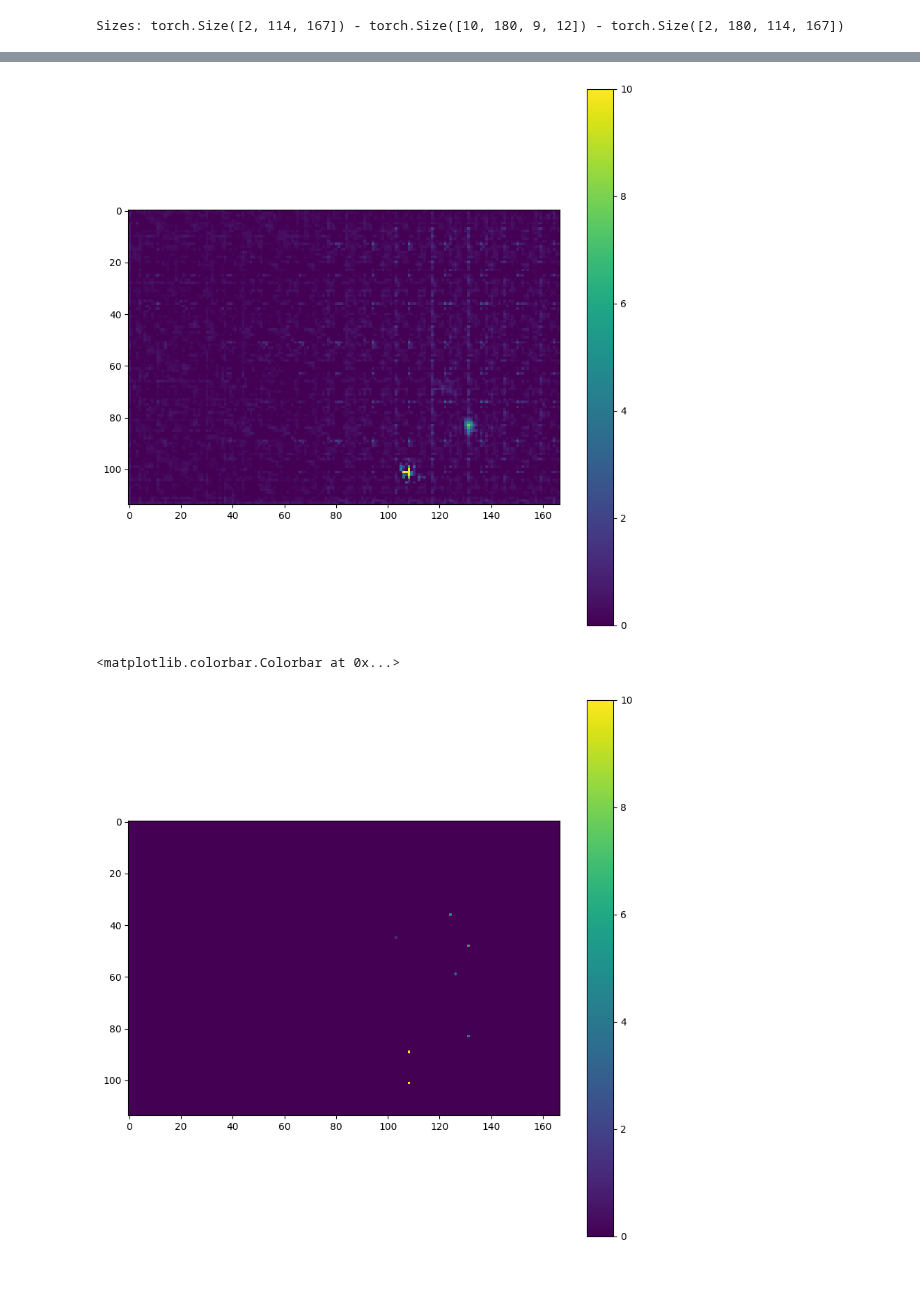
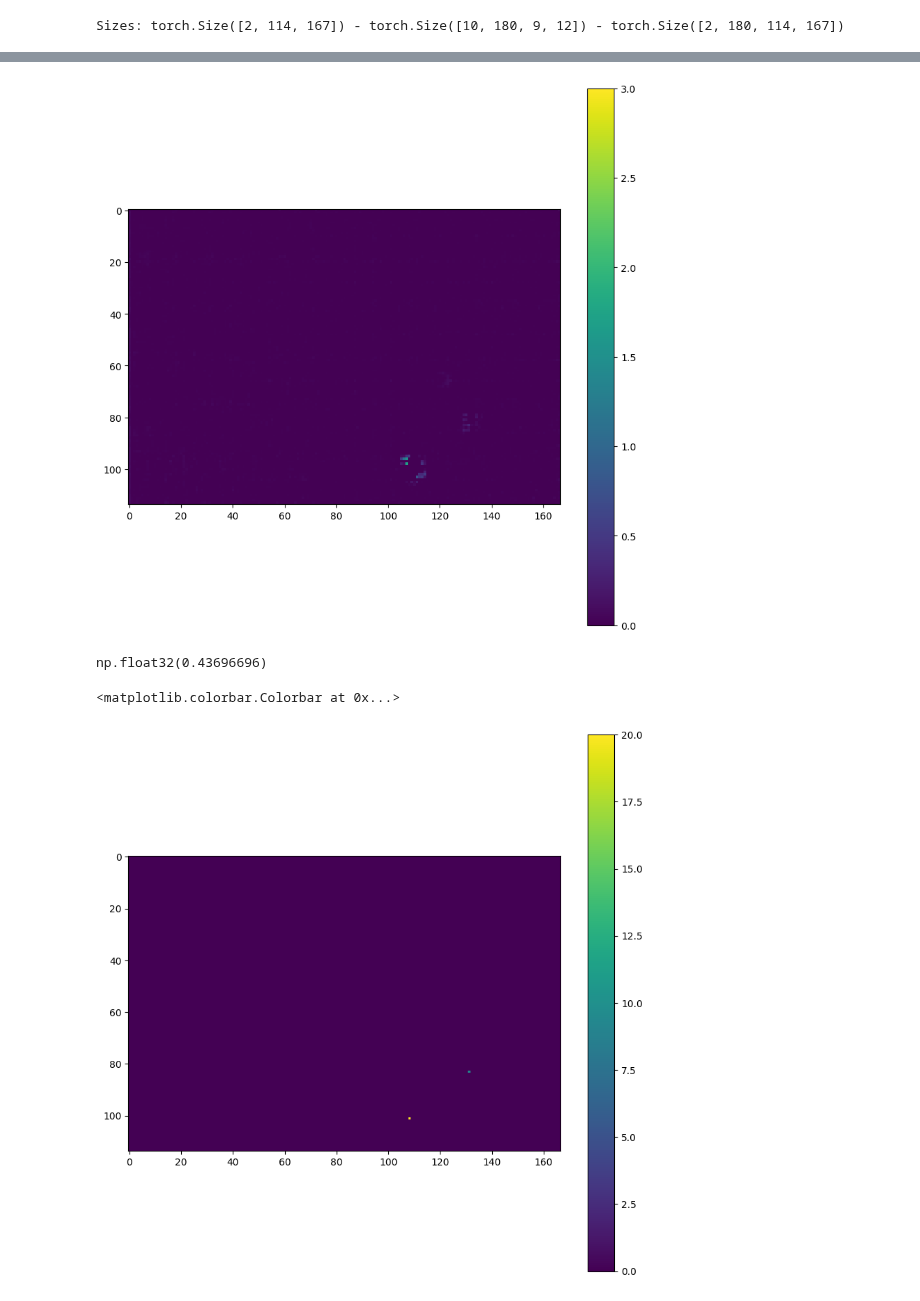
Before and after one commit to Matteo-Salis/physics-guided-gwl, a Jupyter notebook: src/notebooks/meteo_wtd_loader_2D.ipynb, the cells around one changed output, grey strips where cells are left out. Cells and saved outputs as stored; diff of their text form; code cells hidden in the pictures.

```diff
--- a/src/notebooks/meteo_wtd_loader_2D.ipynb
+++ b/src/notebooks/meteo_wtd_loader_2D.ipynb
@@ -317,14 +469,19 @@ torch.Size([1, 1, 180, 114, 167])
 # %%
 with torch.no_grad():
     plt.figure(figsize = (10,10))
-    plt.imshow(Y[0,0,10,:,:], vmax=10)
+    plt.imshow(Y[0,0,0,:,:], vmax=3)
     plt.colorbar()
 # %% [output]
-[figure, old version]
+[figure, new version]
+# %%
+z1[0,0,:,:].max()
+ds.wtd_numpy_std
+# %% [output]
+np.float32(0.43696696)
 # %%
 plt.figure(figsize = (10,10))
-plt.imshow(z1[0,10,:,:],  vmax=10)
+plt.imshow(z1[0,0,:,:],  vmax=20)
 plt.colorbar()
 # %% [output]
 <matplotlib.colorbar.Colorbar at 0x...>
-[figure, old version]
+[figure, new version]
```
Also changed, not shown: parts of 22 cells of this notebook, 2 other files.
